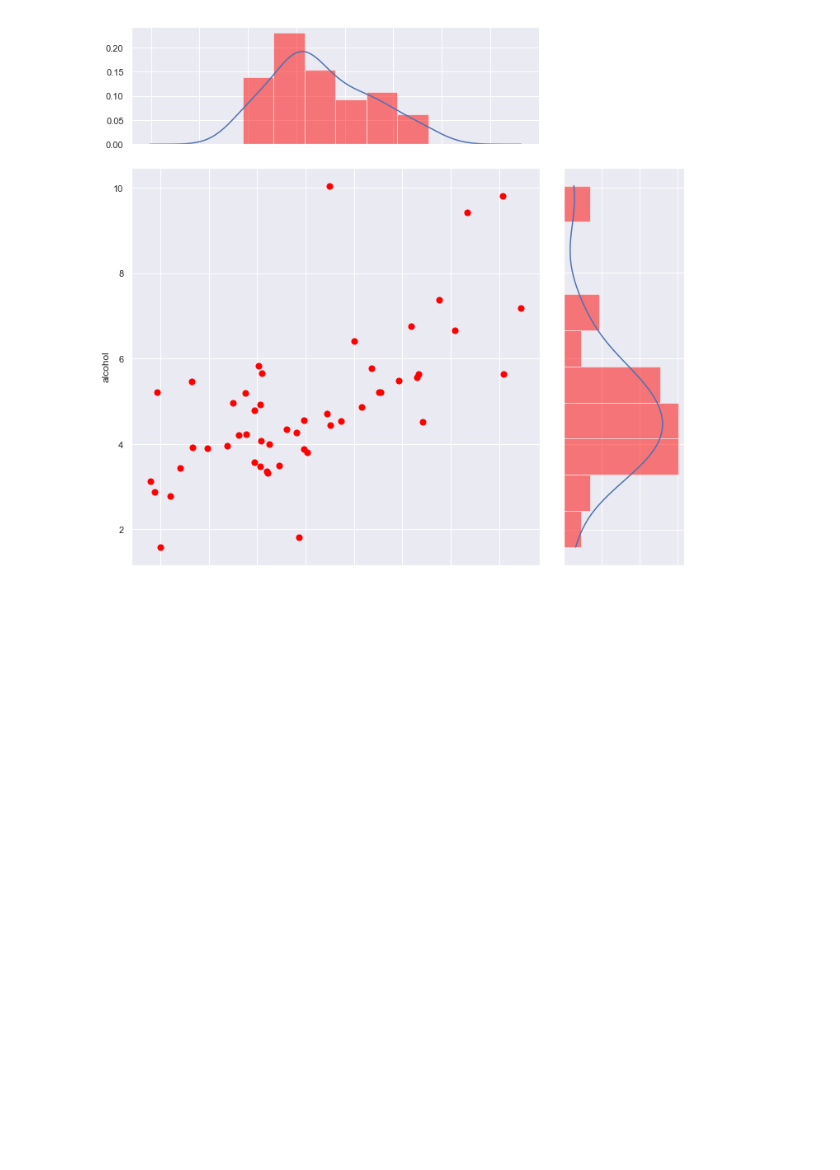
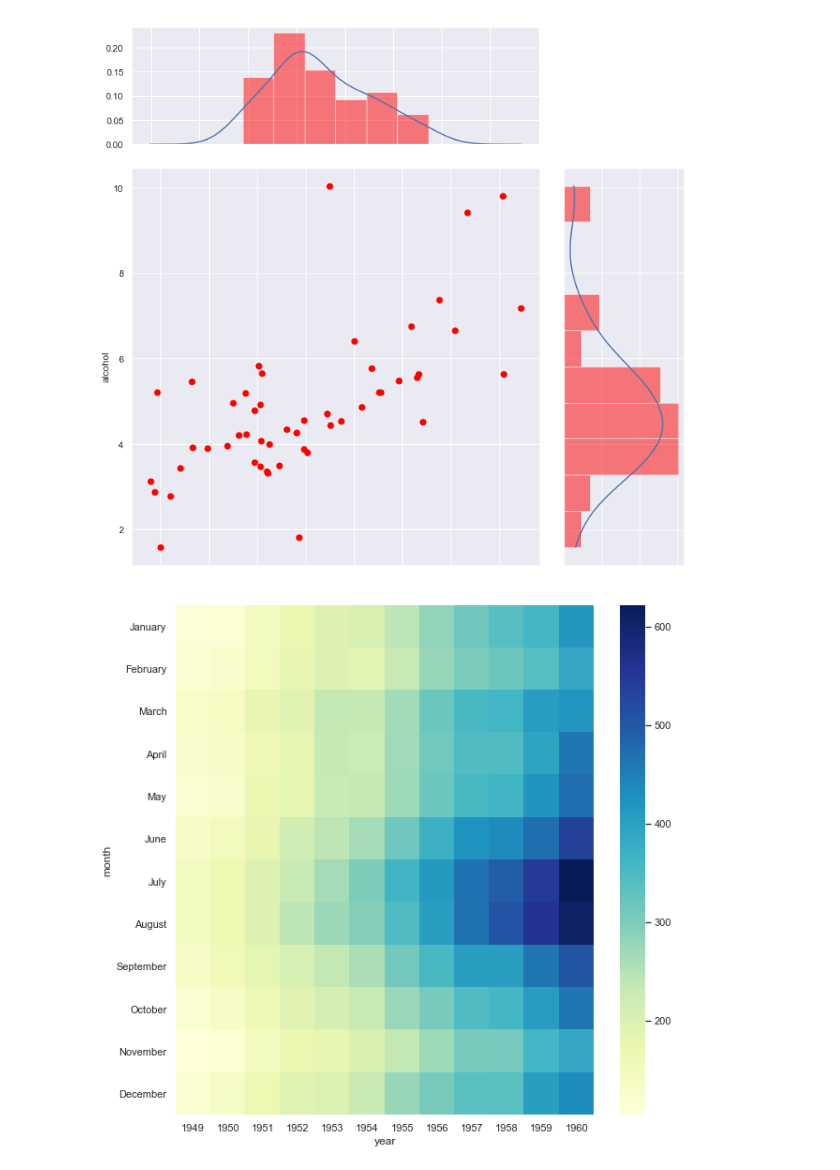
Before and after one commit to icane/curso_python, a Jupyter notebook: slides/code/s06/seaborn.ipynb, the cells around one changed output. Drawn from its saved outputs; the diff is of its cells as text; code cells hidden in the pictures; blank space fills up the shorter version.

```diff
--- a/slides/code/s06/seaborn.ipynb
+++ b/slides/code/s06/seaborn.ipynb
@@ -46,2 +48,13 @@ crashes.plot.hist(y='alcohol', ax=ax3, sharey=ax1, normed=True, legend=None, ori
 # %% [output]
 [figure]
+# %%
+# Heatmaps
+
+df = sns.load_dataset('flights')
+flights = df.pivot("month", "year", "passengers")
+
+fig, ax = plt.subplots(figsize=(10, 10))
+
+sns.heatmap(flights,cmap="YlGnBu", ax=ax);
+# %% [output]
+[figure, added]
```
Also changed, not shown: parts of 5 cells of this notebook, 24 other files.
